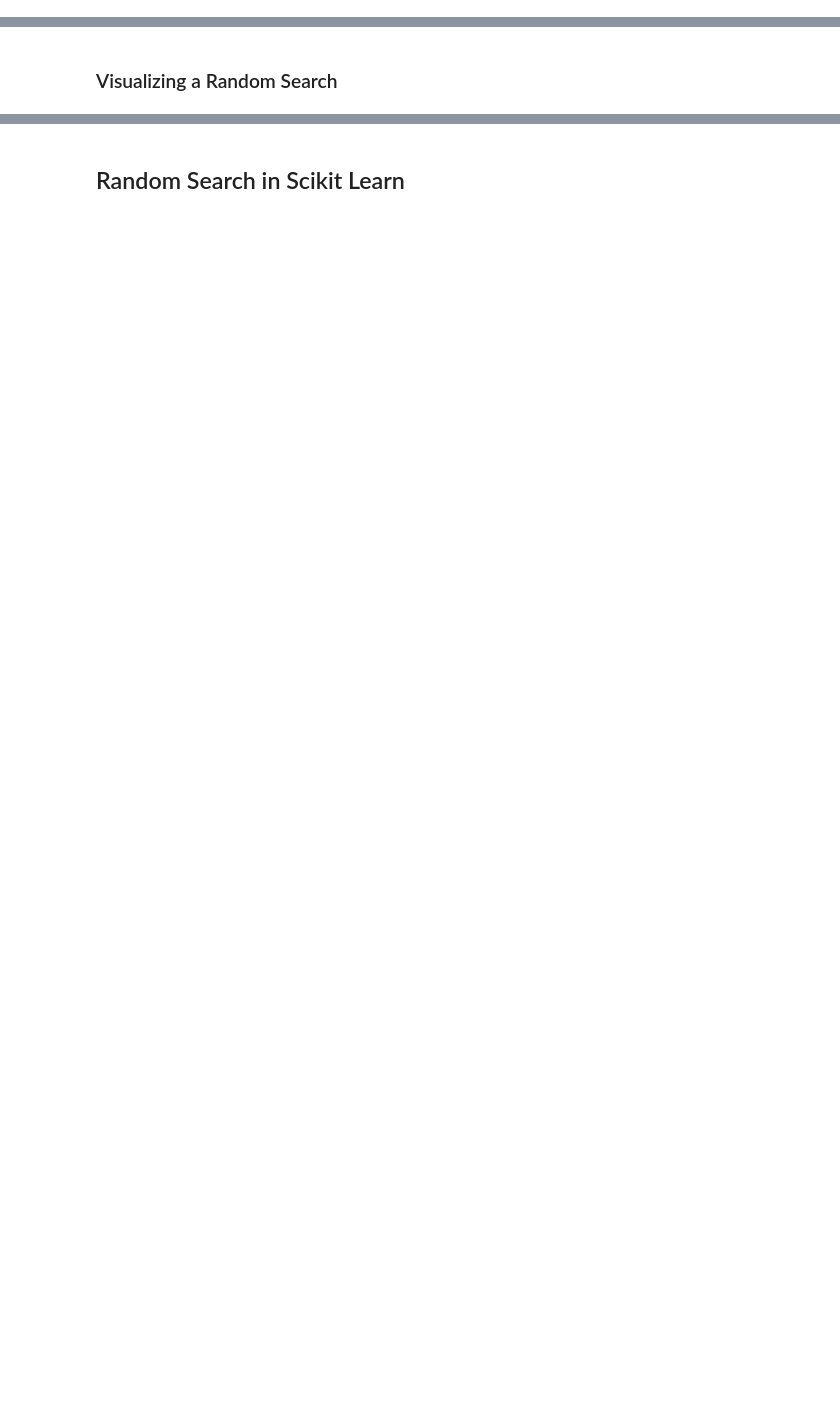
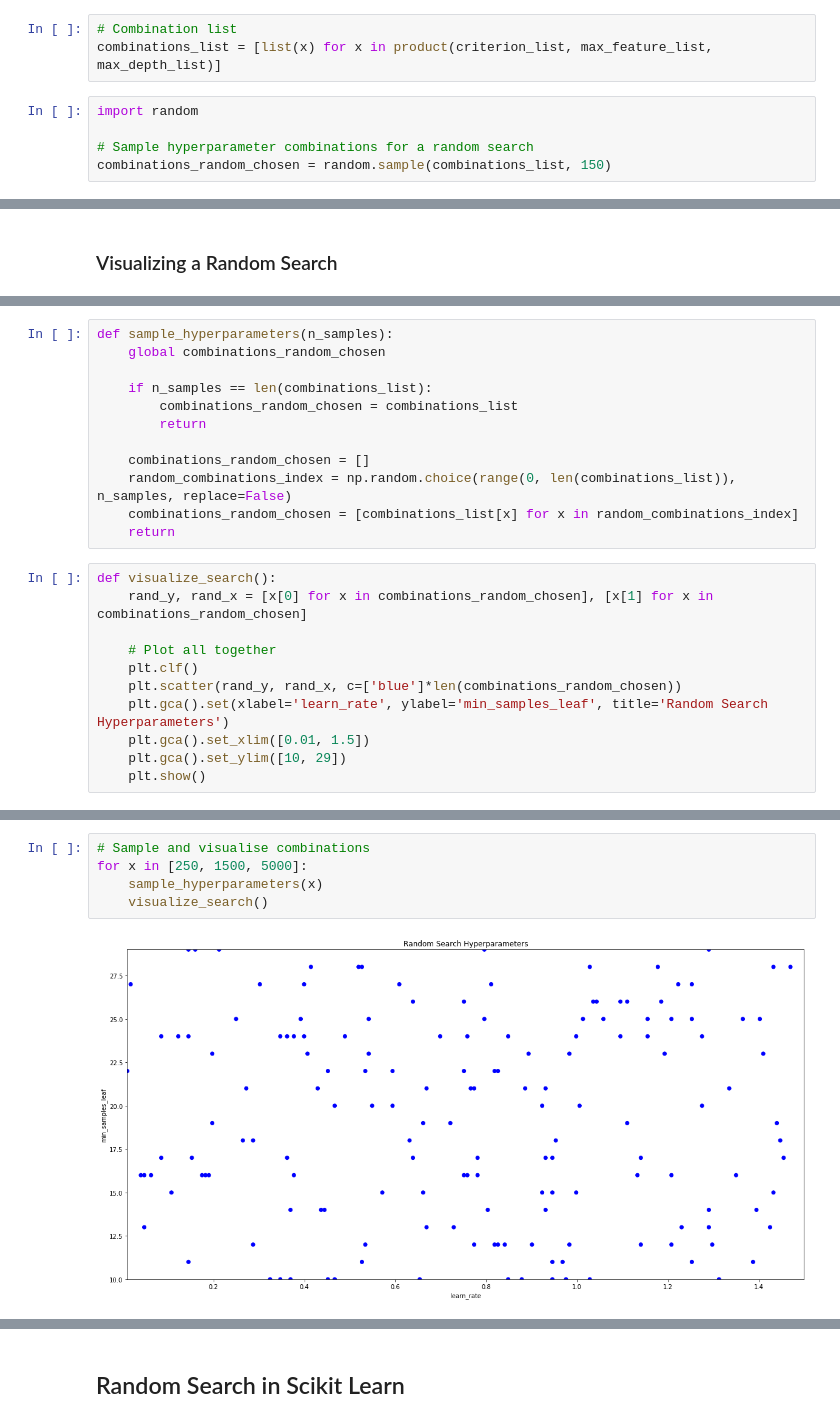
Before and after one commit to ML-Challenge/week5-preprocessing-and-tunning, a Jupyter notebook: L2.Hyperparameter Tuning.ipynb, the cells around one changed output, grey strips where cells are left out. Drawn from its saved outputs; the diff is of its cells as text; blank space fills up the shorter version.

```diff
--- a/L2.Hyperparameter Tuning.ipynb
+++ b/L2.Hyperparameter Tuning.ipynb
@@ -87,0 +824,8 @@ This chapter introduces another popular automated hyperparameter tuning methodol
+# %%
+# Combination list
+combinations_list = [list(x) for x in product(criterion_list, max_feature_list, max_depth_list)]
+# %%
+import random
+
+# Sample hyperparameter combinations for a random search
+combinations_random_chosen = random.sample(combinations_list, 150)
@@ -89,0 +859,23 @@ This chapter introduces another popular automated hyperparameter tuning methodol
+# %%
+def sample_hyperparameters(n_samples):
+    global combinations_random_chosen
+
+    if n_samples == len(combinations_list):
+        combinations_random_chosen = combinations_list
+        return
+
+    combinations_random_chosen = []
+    random_combinations_index = np.random.choice(range(0, len(combinations_list)), n_samples, replace=False)
+    combinations_random_chosen = [combinations_list[x] for x in random_combinations_index]
+    return
+# %%
+def visualize_search():
+    rand_y, rand_x = [x[0] for x in combinations_random_chosen], [x[1] for x in combinations_random_chosen]
+
+    # Plot all together
+    plt.clf()
+    plt.scatter(rand_y, rand_x, c=['blue']*len(combinations_random_chosen))
+    plt.gca().set(xlabel='learn_rate', ylabel='min_samples_leaf', title='Random Search Hyperparameters')
+    plt.gca().set_xlim([0.01, 1.5])
+    plt.gca().set_ylim([10, 29])
+    plt.show()
@@ -89,0 +897,7 @@ This chapter introduces another popular automated hyperparameter tuning methodol
+# %%
+# Sample and visualise combinations
+for x in [250, 1500, 5000]:
+    sample_hyperparameters(x)
+    visualize_search()
+# %% [output]
+[figure, added]
```
Also changed, not shown: parts of 155 cells of this notebook, 6 other files.
